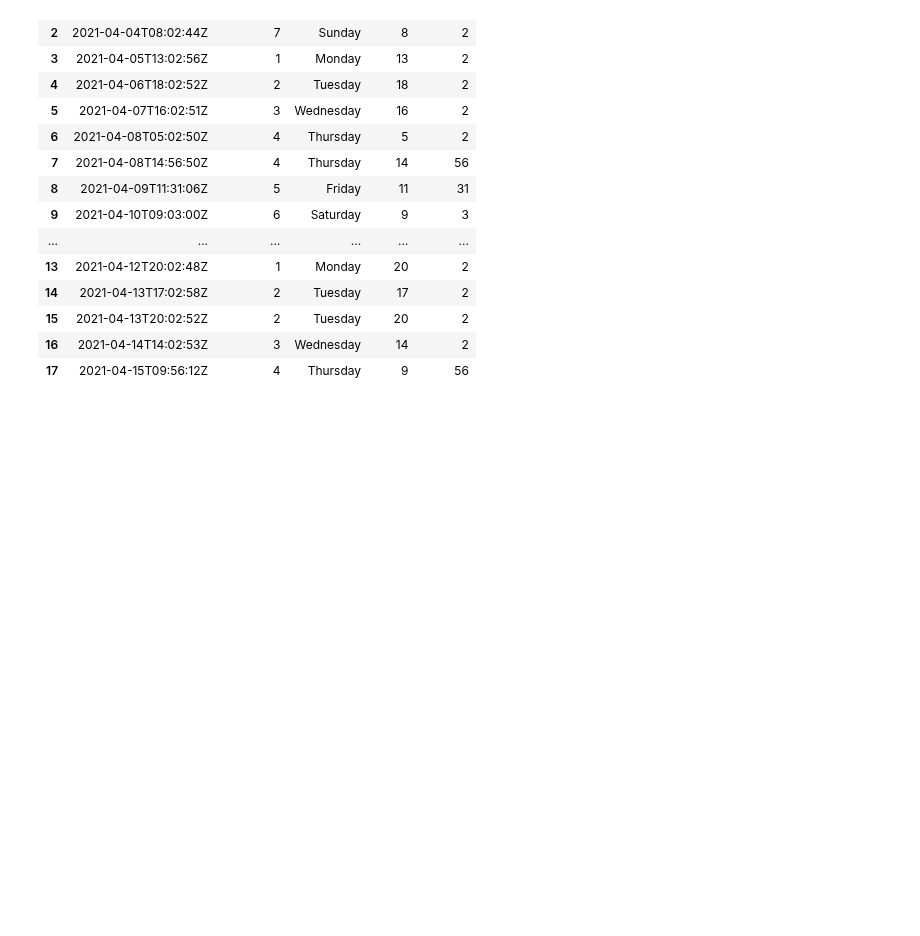
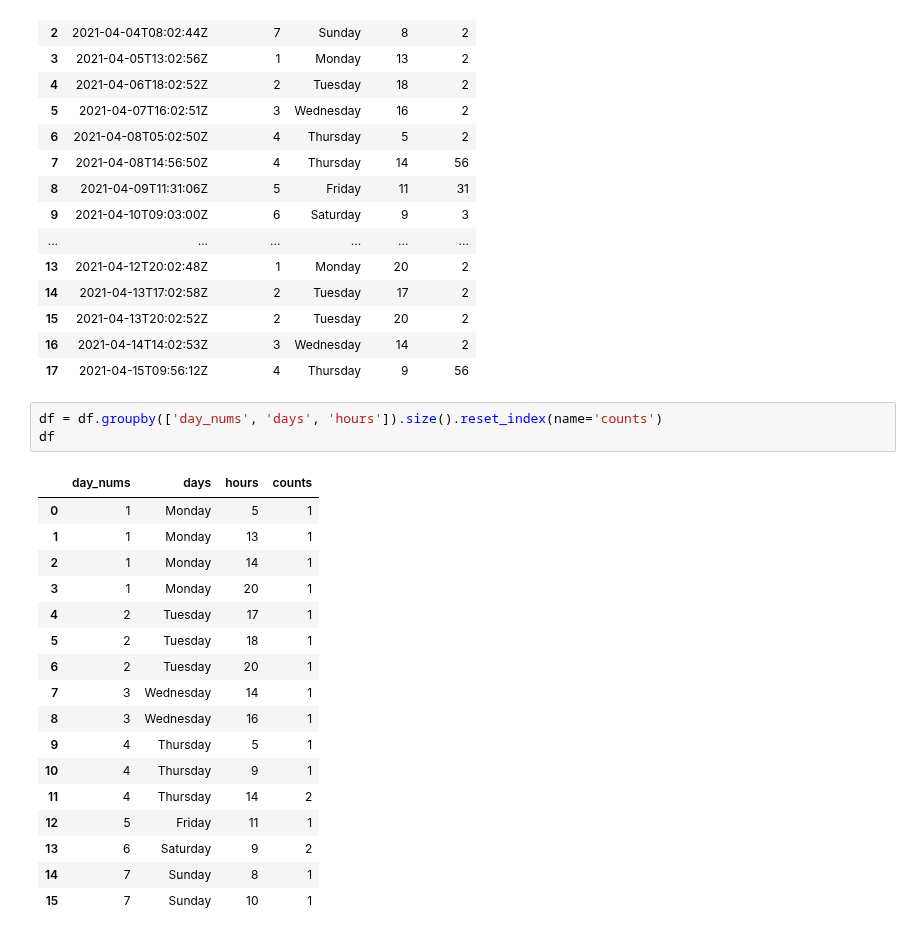
Before and after one commit to Ipgnosis/covid_analysis, a Jupyter notebook: analyze_update_record.ipynb, the cells around one changed output. Saved outputs shown, nothing was run; the diff lists cells and outputs as text; blank space fills up the shorter version.

```diff
--- a/analyze_update_record.ipynb
+++ b/analyze_update_record.ipynb
@@ -58,4 +58,25 @@ df
 | 15 | 2021-04-13T20:02:52Z | 2 | Tuesday | 20 | 2 |
 | 16 | 2021-04-14T14:02:53Z | 3 | Wednesday | 14 | 2 |
 | 17 | 2021-04-15T09:56:12Z | 4 | Thursday | 9 | 56 |
+# %%
+df = df.groupby(['day_nums', 'days', 'hours']).size().reset_index(name='counts')
+df
+# %% [output]
+|  | day_nums | days | hours | counts |
+| 0 | 1 | Monday | 5 | 1 |
+| 1 | 1 | Monday | 13 | 1 |
+| 2 | 1 | Monday | 14 | 1 |
+| 3 | 1 | Monday | 20 | 1 |
+| 4 | 2 | Tuesday | 17 | 1 |
+| 5 | 2 | Tuesday | 18 | 1 |
+| 6 | 2 | Tuesday | 20 | 1 |
+| 7 | 3 | Wednesday | 14 | 1 |
+| 8 | 3 | Wednesday | 16 | 1 |
+| 9 | 4 | Thursday | 5 | 1 |
+| 10 | 4 | Thursday | 9 | 1 |
+| 11 | 4 | Thursday | 14 | 2 |
+| 12 | 5 | Friday | 11 | 1 |
+| 13 | 6 | Saturday | 9 | 2 |
+| 14 | 7 | Sunday | 8 | 1 |
+| 15 | 7 | Sunday | 10 | 1 |
 # %%
```
Also changed, not shown: parts of 1 cell of this notebook, 1 other file.
